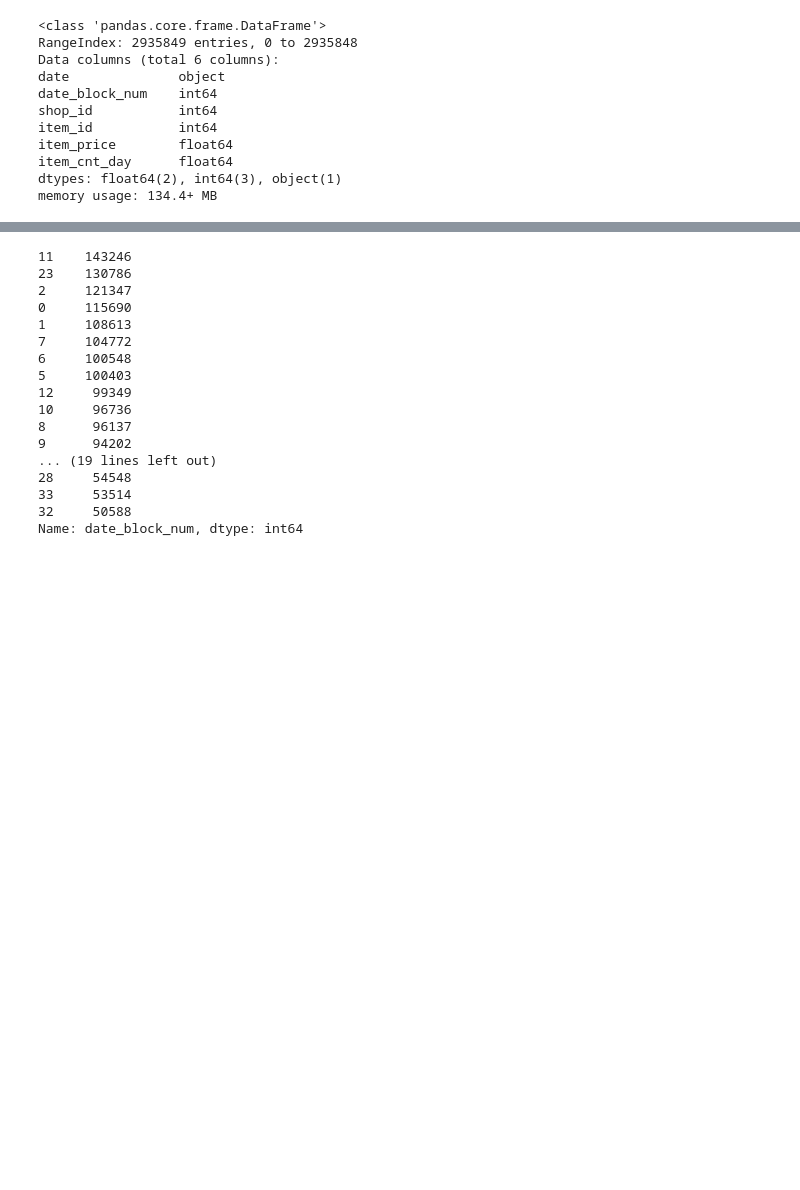
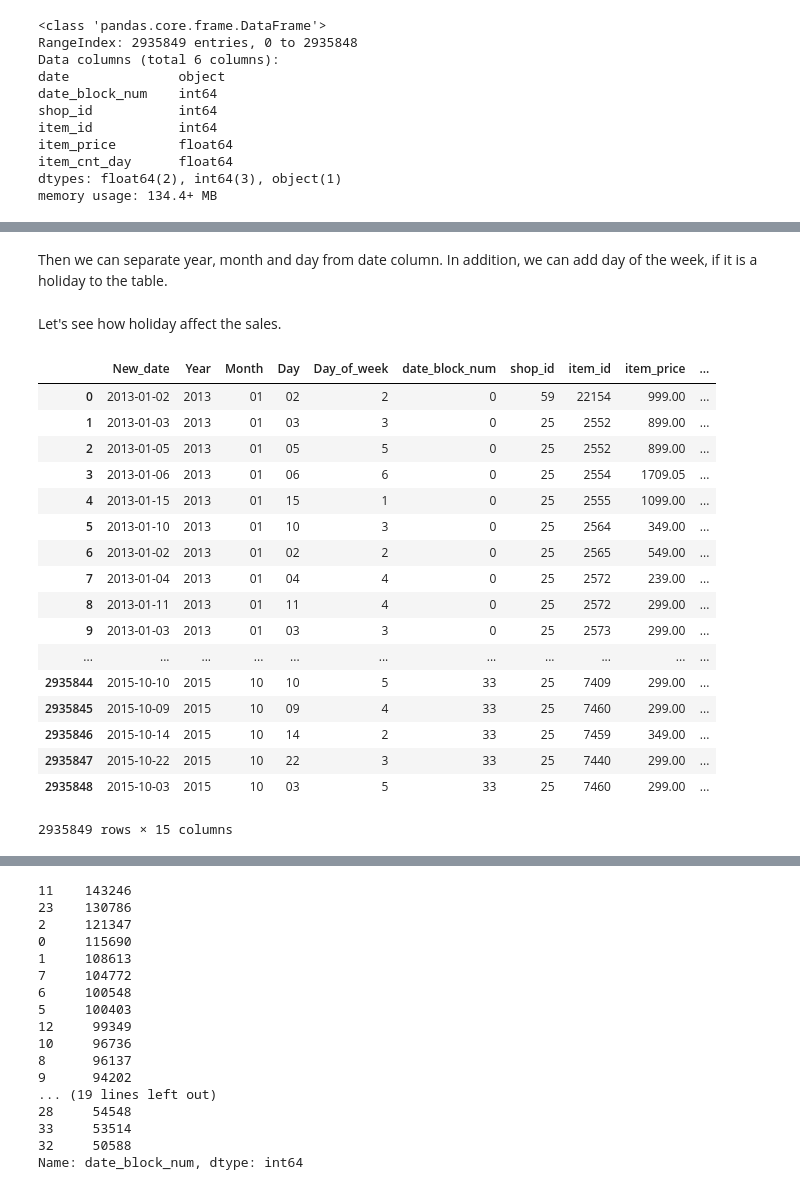
Before and after one commit to michael100824/Kaggle-Project, a Jupyter notebook: competitive-data-science-predict-future-sales/competitive-data-science-predict-future-sales.ipynb, the cells around one changed output, grey strips where cells are left out. Drawn from its saved outputs; the diff is of its cells as text; code cells hidden in the pictures; blank space fills up the shorter version.

```diff
--- a/competitive-data-science-predict-future-sales/competitive-data-science-predict-future-sales.ipynb
+++ b/competitive-data-science-predict-future-sales/competitive-data-science-predict-future-sales.ipynb
@@ -158,0 +177,2 @@ memory usage: 134.4+ MB
+# %% [markdown]
+Then we can separate year, month and day from date column. In addition, we can add day of the week, if it is a holiday to the table.
@@ -158,0 +193,27 @@ memory usage: 134.4+ MB
+# %% [markdown]
+Let's see how holiday affect the sales.
+# %%
+# !pip install workalendar
+from workalendar.europe import Russia
+cal = Russia()
+new_train['Is_holiday'] = new_train['New_date'].apply(lambda x: cal.is_holiday(x))
+new_train
+# %% [output]
+|  | New_date | Year | Month | Day | Day_of_week | date_block_num | shop_id | item_id | item_price | ... |
+| 0 | 2013-01-02 | 2013 | 01 | 02 | 2 | 0 | 59 | 22154 | 999.00 | ... |
+| 1 | 2013-01-03 | 2013 | 01 | 03 | 3 | 0 | 25 | 2552 | 899.00 | ... |
+| 2 | 2013-01-05 | 2013 | 01 | 05 | 5 | 0 | 25 | 2552 | 899.00 | ... |
+| 3 | 2013-01-06 | 2013 | 01 | 06 | 6 | 0 | 25 | 2554 | 1709.05 | ... |
+| 4 | 2013-01-15 | 2013 | 01 | 15 | 1 | 0 | 25 | 2555 | 1099.00 | ... |
+| 5 | 2013-01-10 | 2013 | 01 | 10 | 3 | 0 | 25 | 2564 | 349.00 | ... |
+| 6 | 2013-01-02 | 2013 | 01 | 02 | 2 | 0 | 25 | 2565 | 549.00 | ... |
+| 7 | 2013-01-04 | 2013 | 01 | 04 | 4 | 0 | 25 | 2572 | 239.00 | ... |
+| 8 | 2013-01-11 | 2013 | 01 | 11 | 4 | 0 | 25 | 2572 | 299.00 | ... |
+| 9 | 2013-01-03 | 2013 | 01 | 03 | 3 | 0 | 25 | 2573 | 299.00 | ... |
+| ... | ... | ... | ... | ... | ... | ... | ... | ... | ... | ... |
+| 2935844 | 2015-10-10 | 2015 | 10 | 10 | 5 | 33 | 25 | 7409 | 299.00 | ... |
+| 2935845 | 2015-10-09 | 2015 | 10 | 09 | 4 | 33 | 25 | 7460 | 299.00 | ... |
+| 2935846 | 2015-10-14 | 2015 | 10 | 14 | 2 | 33 | 25 | 7459 | 349.00 | ... |
+| 2935847 | 2015-10-22 | 2015 | 10 | 22 | 3 | 33 | 25 | 7440 | 299.00 | ... |
+| 2935848 | 2015-10-03 | 2015 | 10 | 03 | 5 | 33 | 25 | 7460 | 299.00 | ... |
+2935849 rows × 15 columns
```
Also changed, not shown: parts of 30 cells of this notebook, 6 other files.
